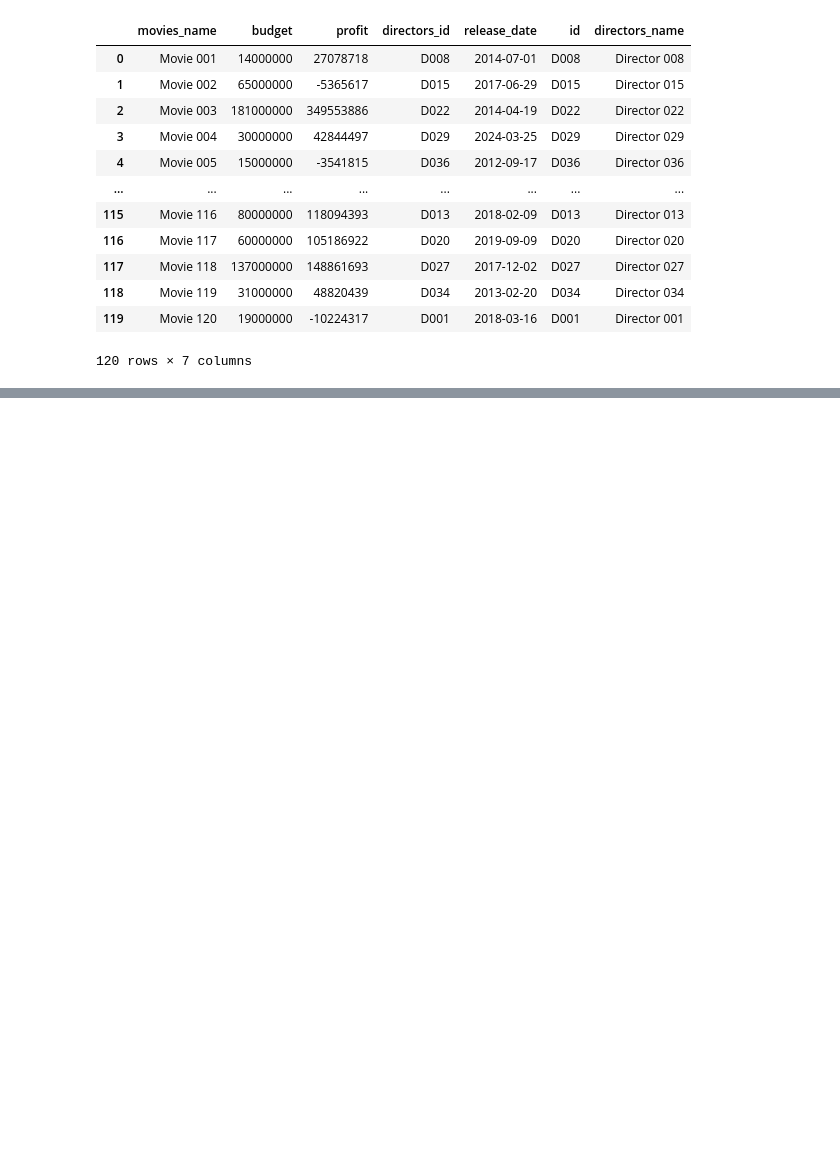
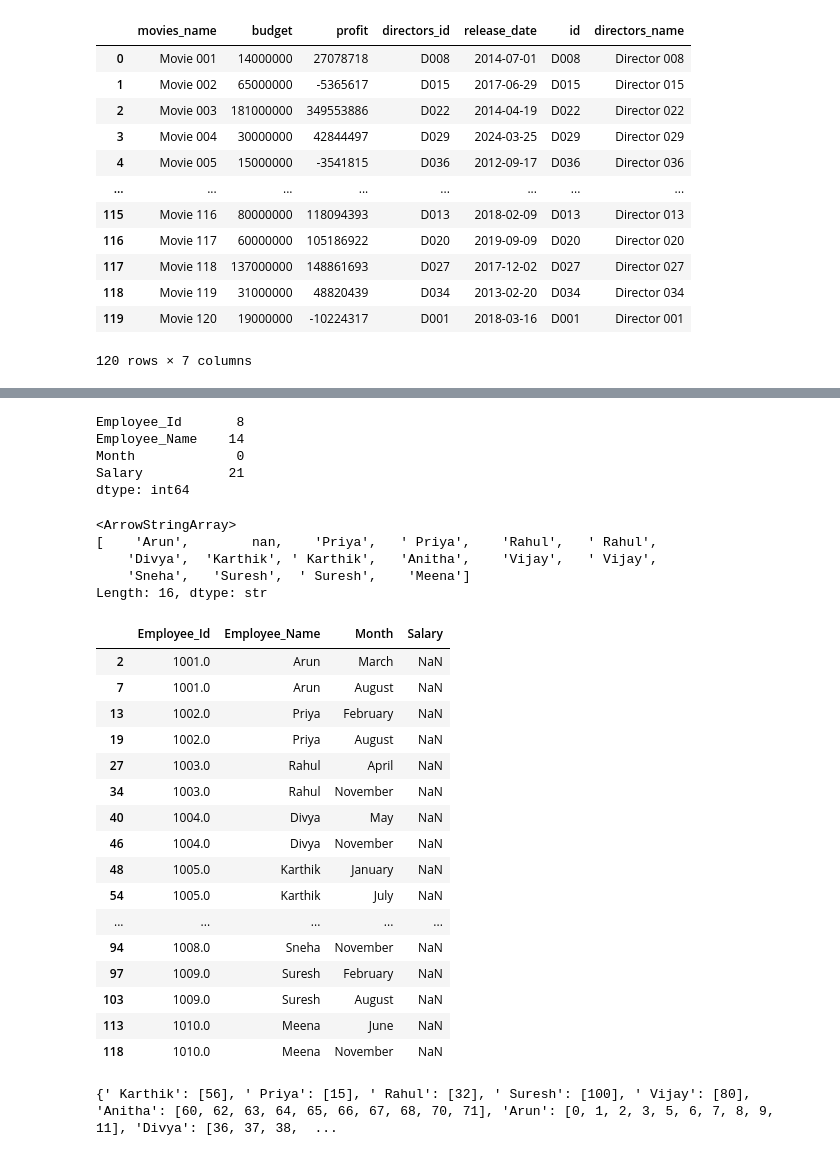
Before and after one commit to naveenkumar702353-hash/data_analysis_practice, a Jupyter notebook: movies_data_analysis.ipynb, the cells around one changed output, grey strips where cells are left out. Saved outputs shown, nothing was run; the diff lists cells and outputs as text; code cells hidden in the pictures; blank space fills up the shorter version.

```diff
--- a/movies_data_analysis.ipynb
+++ b/movies_data_analysis.ipynb
@@ -99,0 +330,5 @@ Name: budget, Length: 120, dtype: int64
+# %%
+import pandas as pd
+import numpy as np
+df=pd.read_csv("null.csv")
+df.head(10)
@@ -99,0 +377,40 @@ Name: budget, Length: 120, dtype: int64
+# %%
+df.isna().sum()
+# %% [output]
+Employee_Id       8
+Employee_Name    14
+Month             0
+Salary           21
+dtype: int64
+# %%
+df["Employee_Name"].unique()
+# %% [output]
+<ArrowStringArray>
+[    'Arun',        nan,    'Priya',   ' Priya',    'Rahul',   ' Rahul',
+    'Divya',  'Karthik', ' Karthik',   'Anitha',    'Vijay',   ' Vijay',
+    'Sneha',   'Suresh',  ' Suresh',    'Meena']
+Length: 16, dtype: str
+# %%
+df[df["Salary"].isna()]
+# %% [output]
+|  | Employee_Id | Employee_Name | Month | Salary |
+| 2 | 1001.0 | Arun | March | NaN |
+| 7 | 1001.0 | Arun | August | NaN |
+| 13 | 1002.0 | Priya | February | NaN |
+| 19 | 1002.0 | Priya | August | NaN |
+| 27 | 1003.0 | Rahul | April | NaN |
+| 34 | 1003.0 | Rahul | November | NaN |
+| 40 | 1004.0 | Divya | May | NaN |
+| 46 | 1004.0 | Divya | November | NaN |
+| 48 | 1005.0 | Karthik | January | NaN |
+| 54 | 1005.0 | Karthik | July | NaN |
+| ... | ... | ... | ... | ... |
+| 94 | 1008.0 | Sneha | November | NaN |
+| 97 | 1009.0 | Suresh | February | NaN |
+| 103 | 1009.0 | Suresh | August | NaN |
+| 113 | 1010.0 | Meena | June | NaN |
+| 118 | 1010.0 | Meena | November | NaN |
+# %%
+df.groupby("Employee_Name").groups
+# %% [output]
+{' Karthik': [56], ' Priya': [15], ' Rahul': [32], ' Suresh': [100], ' Vijay': [80], 'Anitha': [60, 62, 63, 64, 65, 66, 67, 68, 70, 71], 'Arun': [0, 1, 2, 3, 5, 6, 7, 8, 9, 11], 'Divya': [36, 37, 38,  ...
```
Also changed, not shown: parts of 52 cells of this notebook.
